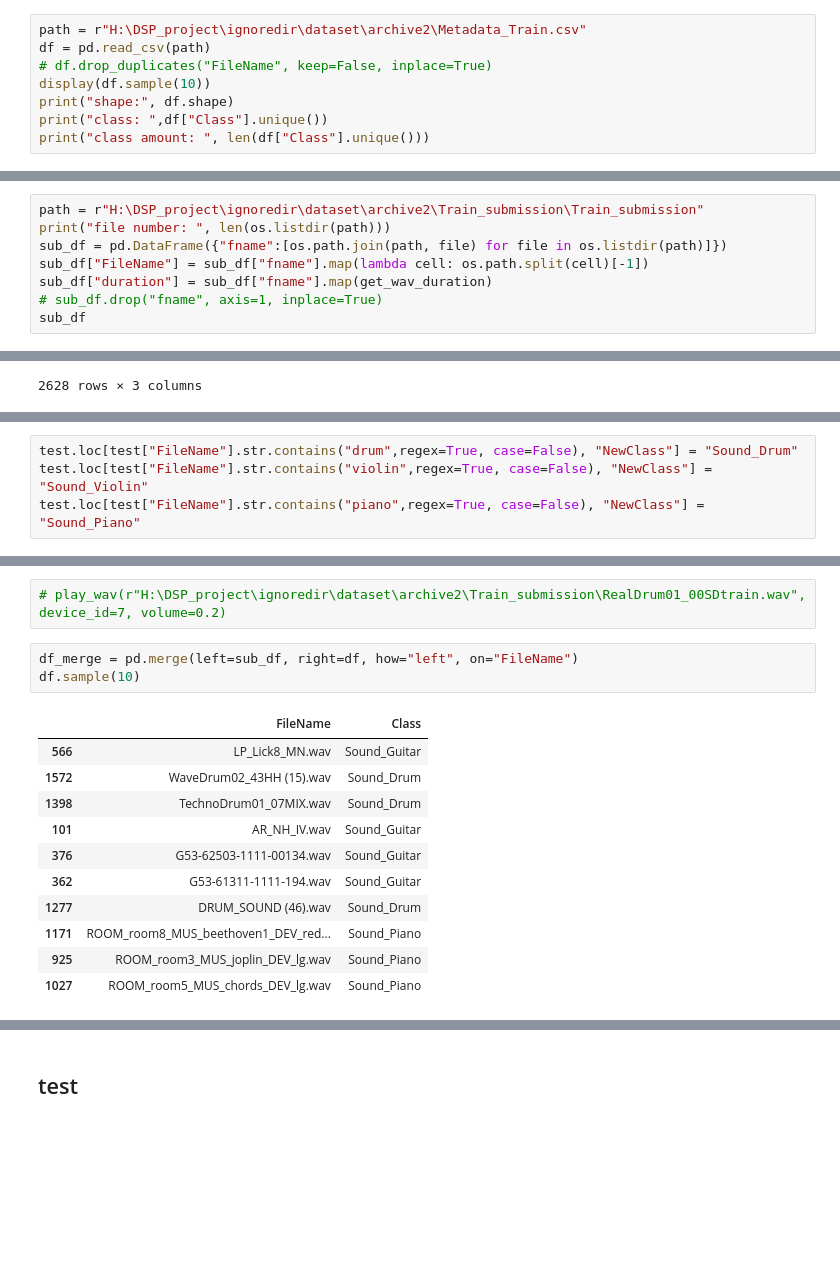
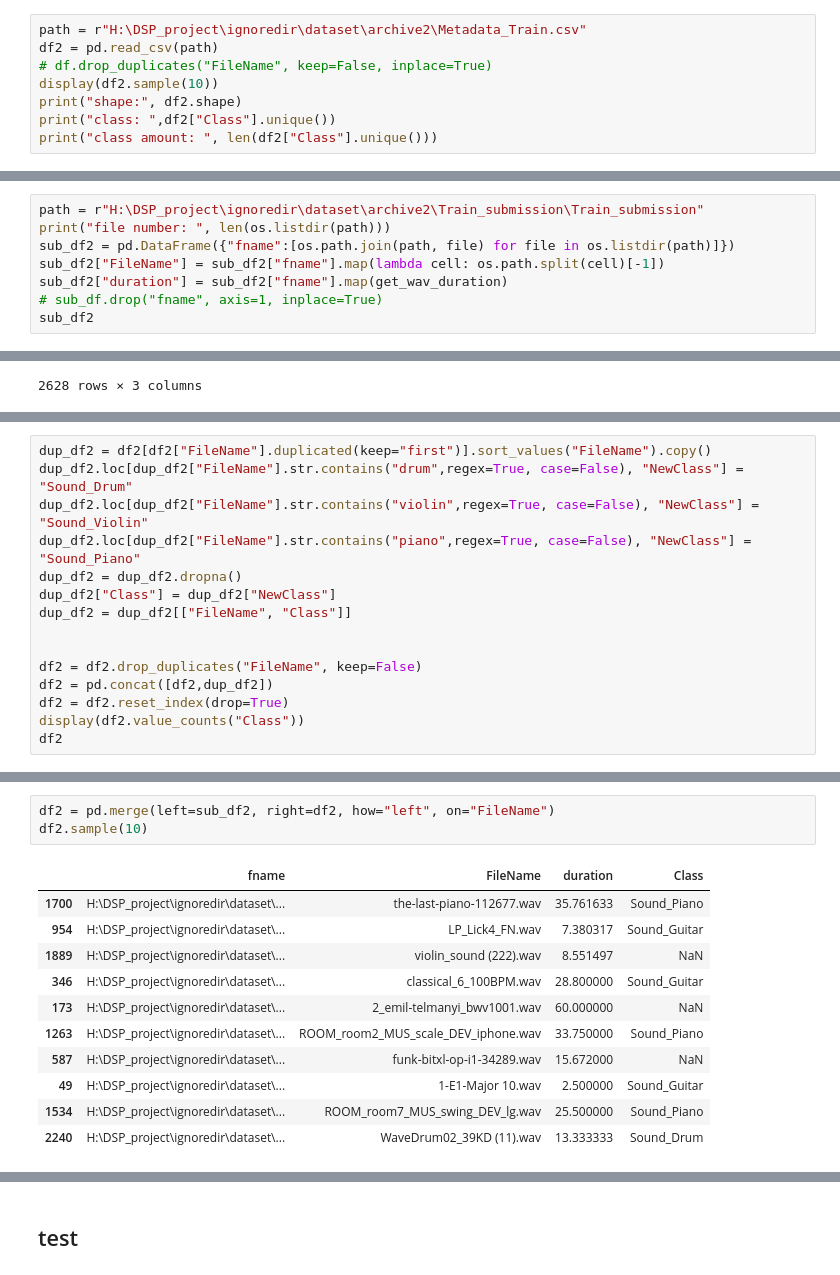
Before and after one commit to jimmoi/DSP_project, a Jupyter notebook: model/jupyter/data_exploration.ipynb, the cells around one changed output, grey strips where cells are left out. Saved outputs shown, nothing was run; the diff lists cells and outputs as text; blank space fills up the shorter version.

```diff
--- a/model/jupyter/data_exploration.ipynb
+++ b/model/jupyter/data_exploration.ipynb
@@ -132,11 +118,11 @@ play_wav(df.loc[5303, "fname"], device_id=7, volume=0.2)
 ## train
 # %%
 path = r"H:\DSP_project\ignoredir\dataset\archive2\Metadata_Train.csv"
-df = pd.read_csv(path)
+df2 = pd.read_csv(path)
 # df.drop_duplicates("FileName", keep=False, inplace=True)
-display(df.sample(10))
-print("shape:", df.shape)
-print("class: ",df["Class"].unique())
-print("class amount: ", len(df["Class"].unique()))
+display(df2.sample(10))
+print("shape:", df2.shape)
+print("class: ",df2["Class"].unique())
+print("class amount: ", len(df2["Class"].unique()))
 # %% [output]
 |  | FileName | Class |
@@ -156,11 +142,11 @@ class amount:  4
 # %%
 path = r"H:\DSP_project\ignoredir\dataset\archive2\Train_submission\Train_submission"
 print("file number: ", len(os.listdir(path)))
-sub_df = pd.DataFrame({"fname":[os.path.join(path, file) for file in os.listdir(path)]})
-sub_df["FileName"] = sub_df["fname"].map(lambda cell: os.path.split(cell)[-1])
-sub_df["duration"] = sub_df["fname"].map(get_wav_duration)
+sub_df2 = pd.DataFrame({"fname":[os.path.join(path, file) for file in os.listdir(path)]})
+sub_df2["FileName"] = sub_df2["fname"].map(lambda cell: os.path.split(cell)[-1])
+sub_df2["duration"] = sub_df2["fname"].map(get_wav_duration)
 # sub_df.drop("fname", axis=1, inplace=True)
-sub_df
+sub_df2
 # %% [output]
 file number:  2628
 |  | fname | FileName | duration |
@@ -181,4 +165,15 @@ test = df[df["FileName"].duplicated(keep="first")].sort_values("FileName").copy(
 # %%
-test.loc[test["FileName"].str.contains("drum",regex=True, case=False), "NewClass"] = "Sound_Drum"
-test.loc[test["FileName"].str.contains("violin",regex=True, case=False), "NewClass"] = "Sound_Violin"
-test.loc[test["FileName"].str.contains("piano",regex=True, case=False), "NewClass"] = "Sound_Piano"
+dup_df2 = df2[df2["FileName"].duplicated(keep="first")].sort_values("FileName").copy()
+dup_df2.loc[dup_df2["FileName"].str.contains("drum",regex=True, case=False), "NewClass"] = "Sound_Drum"
+dup_df2.loc[dup_df2["FileName"].str.contains("violin",regex=True, case=False), "NewClass"] = "Sound_Violin"
+dup_df2.loc[dup_df2["FileName"].str.contains("piano",regex=True, case=False), "NewClass"] = "Sound_Piano"
+dup_df2 = dup_df2.dropna()
+dup_df2["Class"] = dup_df2["NewClass"]
+dup_df2 = dup_df2[["FileName", "Class"]]
+
+
+df2 = df2.drop_duplicates("FileName", keep=False)
+df2 = pd.concat([df2,dup_df2])
+df2 = df2.reset_index(drop=True)
+display(df2.value_counts("Class"))
+df2
@@ -248,17 +199,15 @@ df
-# %%
-# play_wav(r"H:\DSP_project\ignoredir\dataset\archive2\Train_submission\RealDrum01_00SDtrain.wav", device_id=7, volume=0.2)
 # %%
-df_merge = pd.merge(left=sub_df, right=df, how="left", on="FileName")
-df.sample(10)
+df2 = pd.merge(left=sub_df2, right=df2, how="left", on="FileName")
+df2.sample(10)
 # %% [output]
-|  | FileName | Class |
-| 566 | LP_Lick8_MN.wav | Sound_Guitar |
-| 1572 | WaveDrum02_43HH (15).wav | Sound_Drum |
-| 1398 | TechnoDrum01_07MIX.wav | Sound_Drum |
-| 101 | AR_NH_IV.wav | Sound_Guitar |
-| 376 | G53-62503-1111-00134.wav | Sound_Guitar |
-| 362 | G53-61311-1111-194.wav | Sound_Guitar |
-| 1277 | DRUM_SOUND (46).wav | Sound_Drum |
-| 1171 | ROOM_room8_MUS_beethoven1_DEV_red... | Sound_Piano |
-| 925 | ROOM_room3_MUS_joplin_DEV_lg.wav | Sound_Piano |
-| 1027 | ROOM_room5_MUS_chords_DEV_lg.wav | Sound_Piano |
+|  | fname | FileName | duration | Class |
+| 1700 | H:\DSP_project\ignoredir\dataset\... | the-last-piano-112677.wav | 35.761633 | Sound_Piano |
+| 954 | H:\DSP_project\ignoredir\dataset\... | LP_Lick4_FN.wav | 7.380317 | Sound_Guitar |
+| 1889 | H:\DSP_project\ignoredir\dataset\... | violin_sound (222).wav | 8.551497 | NaN |
+| 346 | H:\DSP_project\ignoredir\dataset\... | classical_6_100BPM.wav | 28.800000 | Sound_Guitar |
+| 173 | H:\DSP_project\ignoredir\dataset\... | 2_emil-telmanyi_bwv1001.wav | 60.000000 | NaN |
+| 1263 | H:\DSP_project\ignoredir\dataset\... | ROOM_room2_MUS_scale_DEV_iphone.wav | 33.750000 | Sound_Piano |
+| 587 | H:\DSP_project\ignoredir\dataset\... | funk-bitxl-op-i1-34289.wav | 15.672000 | NaN |
+| 49 | H:\DSP_project\ignoredir\dataset\... | 1-E1-Major 10.wav | 2.500000 | Sound_Guitar |
+| 1534 | H:\DSP_project\ignoredir\dataset\... | ROOM_room7_MUS_swing_DEV_lg.wav | 25.500000 | Sound_Piano |
+| 2240 | H:\DSP_project\ignoredir\dataset\... | WaveDrum02_39KD (11).wav | 13.333333 | Sound_Drum |
```
Also changed, not shown: parts of 50 cells of this notebook, 2 other files.
